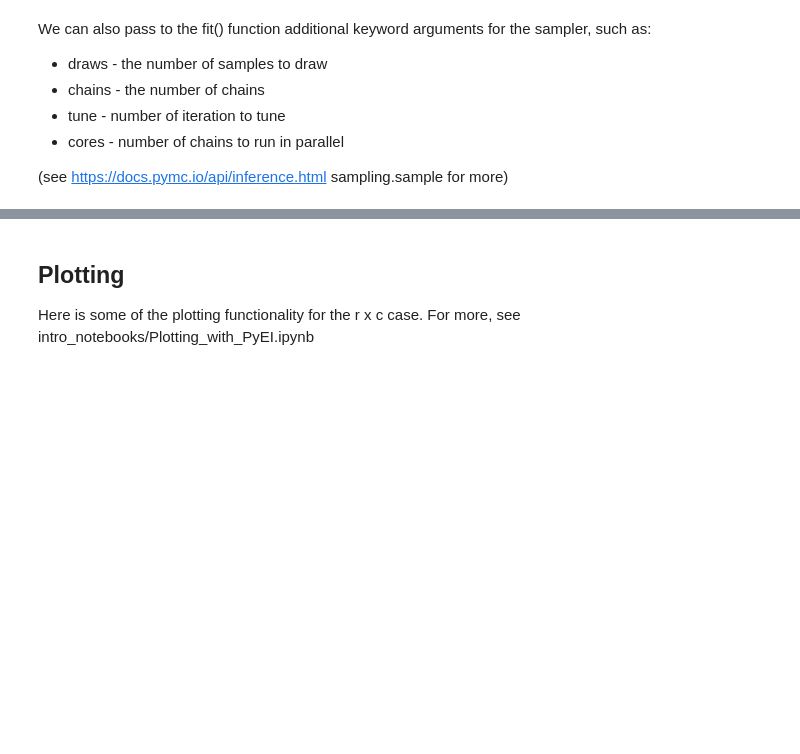
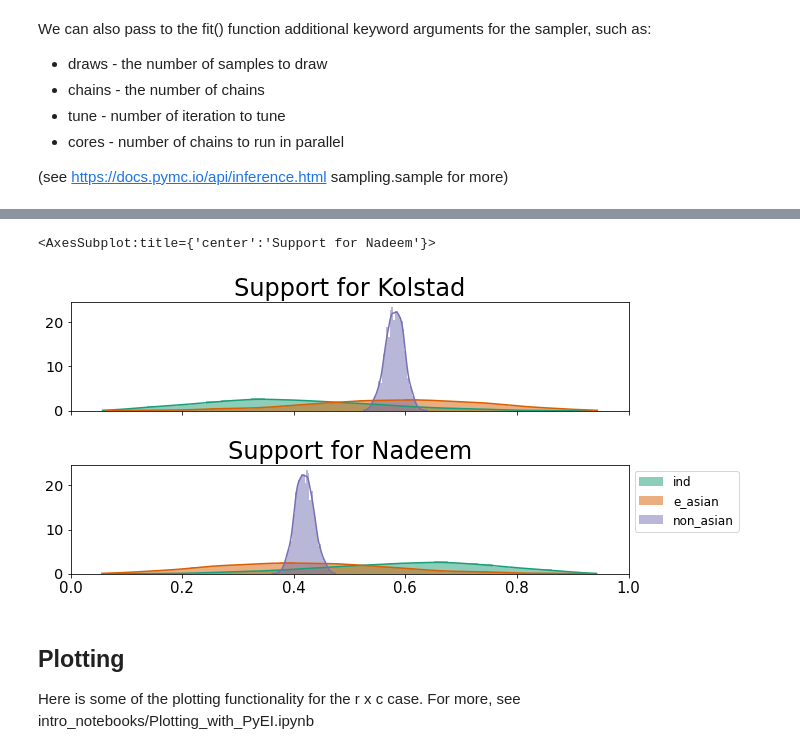
Before and after one commit to mggg/ecological-inference, a Jupyter notebook: pyei/examples/santa_clara_demo_r_by_c.ipynb, the cells around one changed output, grey strips where cells are left out. Saved outputs shown, nothing was run; the diff lists cells and outputs as text; code cells hidden in the pictures; blank space fills up the shorter version.

Commit message:
adding non_candidate_columns to santa clara example

```diff
--- a/pyei/examples/santa_clara_demo_r_by_c.ipynb
+++ b/pyei/examples/santa_clara_demo_r_by_c.ipynb
@@ -56,3 +88,8 @@ We can also pass to the fit() function additional keyword arguments for the samp
+# %%
+ei.plot(non_candidate_names=["Hardy"])
+# %% [output]
+<AxesSubplot:title={'center':'Support for Nadeem'}>
+[figure, added]
 # %% [markdown]
 ## Plotting
 
```
Also changed, not shown: parts of 7 cells of this notebook.
